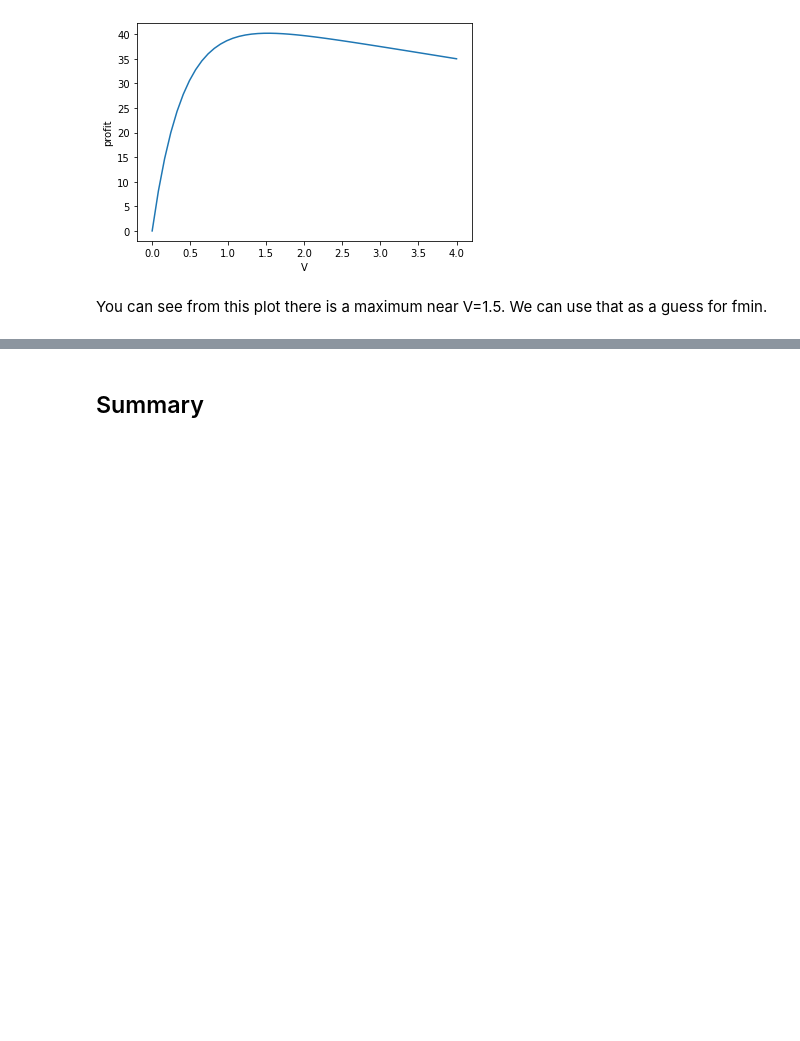
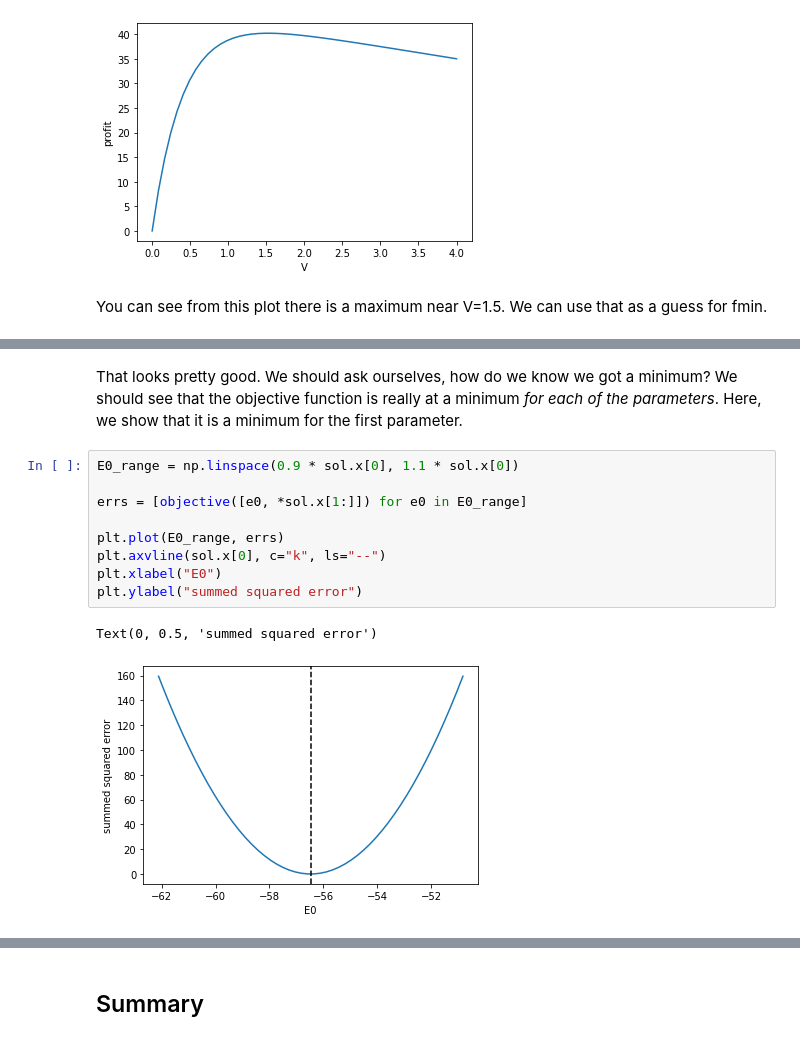
Before and after one commit to ulissigroup/F22-06-325, a Jupyter notebook: _sources/review_optimization.ipynb, the cells around one changed output, grey strips where cells are left out. Saved outputs shown, nothing was run; the diff lists cells and outputs as text; blank space fills up the shorter version.

```diff
--- a/_sources/review_optimization.ipynb
+++ b/_sources/review_optimization.ipynb
@@ -320,0 +404,14 @@ This problem highlights the opportunities we have to integrate many ideas togeth
+# %% [markdown]
+That looks pretty good. We should ask ourselves, how do we know we got a minimum? We should see that the objective function is really at a minimum *for each of the parameters*. Here, we show that it is a minimum for the first parameter.
+# %%
+E0_range = np.linspace(0.9 * sol.x[0], 1.1 * sol.x[0])
+
+errs = [objective([e0, *sol.x[1:]]) for e0 in E0_range]
+
+plt.plot(E0_range, errs)
+plt.axvline(sol.x[0], c="k", ls="--")
+plt.xlabel("E0")
+plt.ylabel("summed squared error")
+# %% [output]
+Text(0, 0.5, 'summed squared error')
+[figure, added]
```
Also changed, not shown: parts of 42 cells of this notebook, 34 other files.
